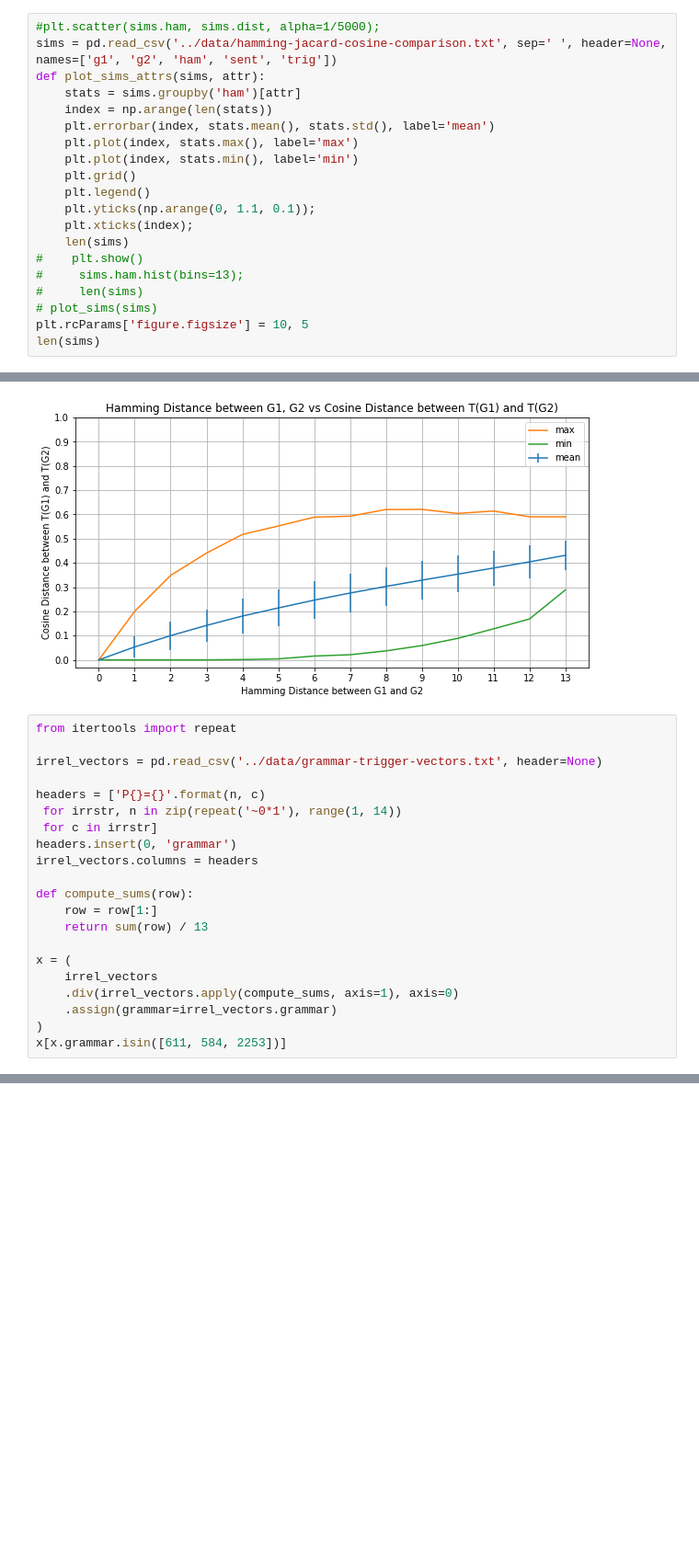
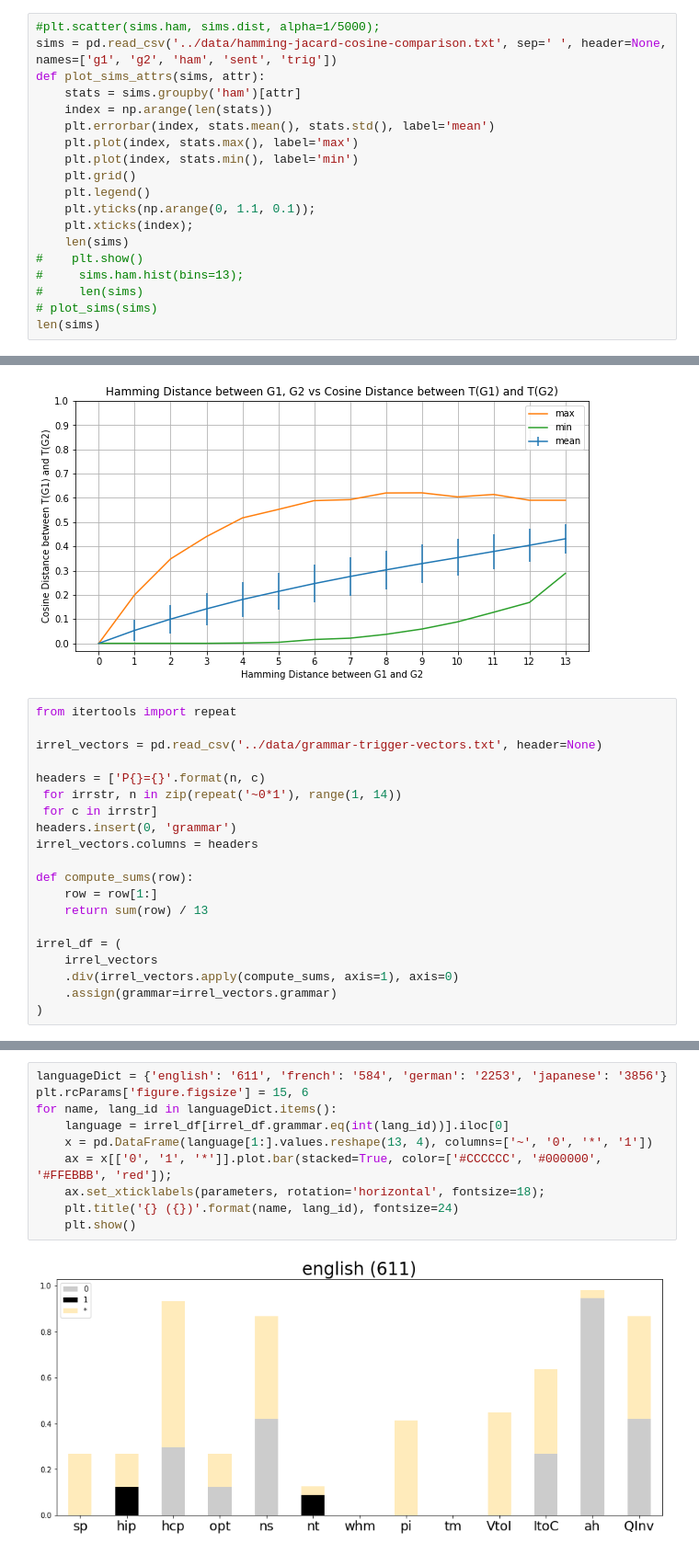
Before and after one commit to pfeyz/colag-irrel-and-ambig, a Jupyter notebook: notebooks/Difference Measures.ipynb, the cells around one changed output, grey strips where cells are left out. Shown at 92% size. Drawn from its saved outputs; the diff is of its cells as text; blank space fills up the shorter version.

Commit message:
add visualization of language trigger distributions

```diff
--- a/notebooks/Difference Measures.ipynb
+++ b/notebooks/Difference Measures.ipynb
@@ -35,7 +36,6 @@ def plot_sims_attrs(sims, attr):
 #     sims.ham.hist(bins=13);
 #     len(sims)
 # plot_sims(sims)
-plt.rcParams['figure.figsize'] = 10, 5
 len(sims)
 # %% [output]
 613713
@@ -165,9 +165,8 @@ def compute_sums(row):
     row = row[1:]
     return sum(row) / 13
 
-x = (
+irrel_df = (
     irrel_vectors
     .div(irrel_vectors.apply(compute_sums, axis=1), axis=0)
     .assign(grammar=irrel_vectors.grammar)
 )
-x[x.grammar.isin([611, 584, 2253])]
@@ -179,0 +175,12 @@ x[x.grammar.isin([611, 584, 2253])]
+# %%
+languageDict = {'english': '611', 'french': '584', 'german': '2253', 'japanese': '3856'}
+plt.rcParams['figure.figsize'] = 15, 6
+for name, lang_id in languageDict.items():
+    language = irrel_df[irrel_df.grammar.eq(int(lang_id))].iloc[0]
+    x = pd.DataFrame(language[1:].values.reshape(13, 4), columns=['~', '0', '*', '1'])
+    ax = x[['0', '1', '*']].plot.bar(stacked=True, color=['#CCCCCC', '#000000', '#FFEBBB', 'red']);
+    ax.set_xticklabels(parameters, rotation='horizontal', fontsize=18);
+    plt.title('{} ({})'.format(name, lang_id), fontsize=24)
+    plt.show()
+# %% [output]
+[figure, added]
```
Also changed, not shown: parts of 4 cells of this notebook.
